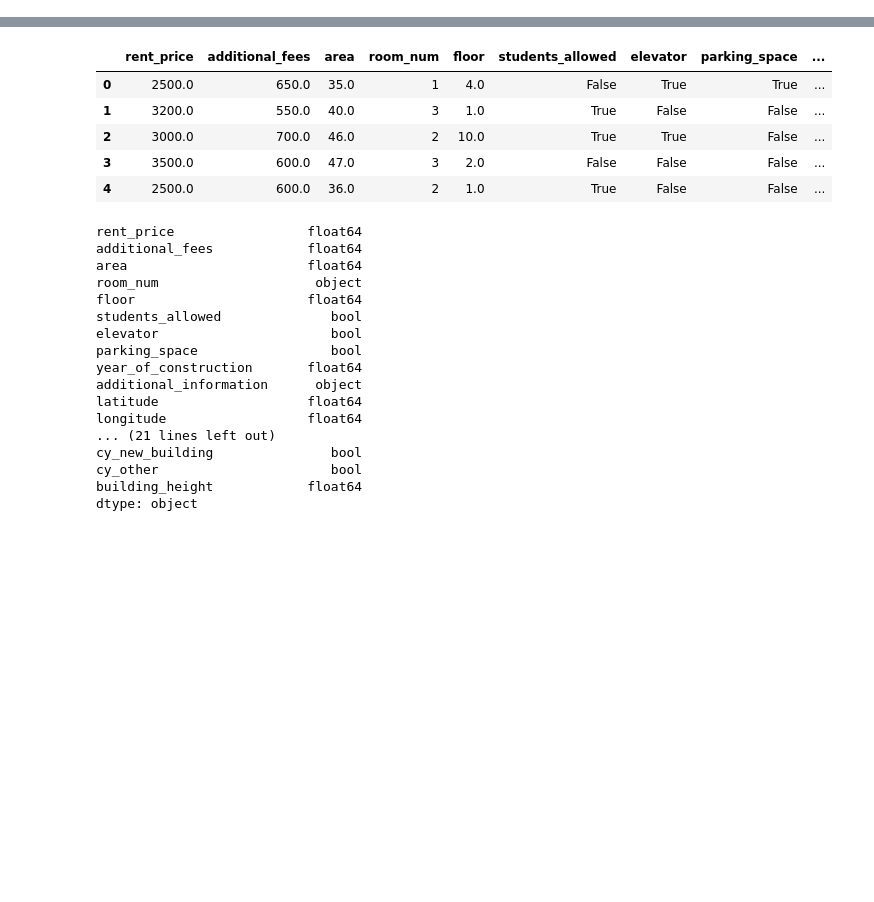
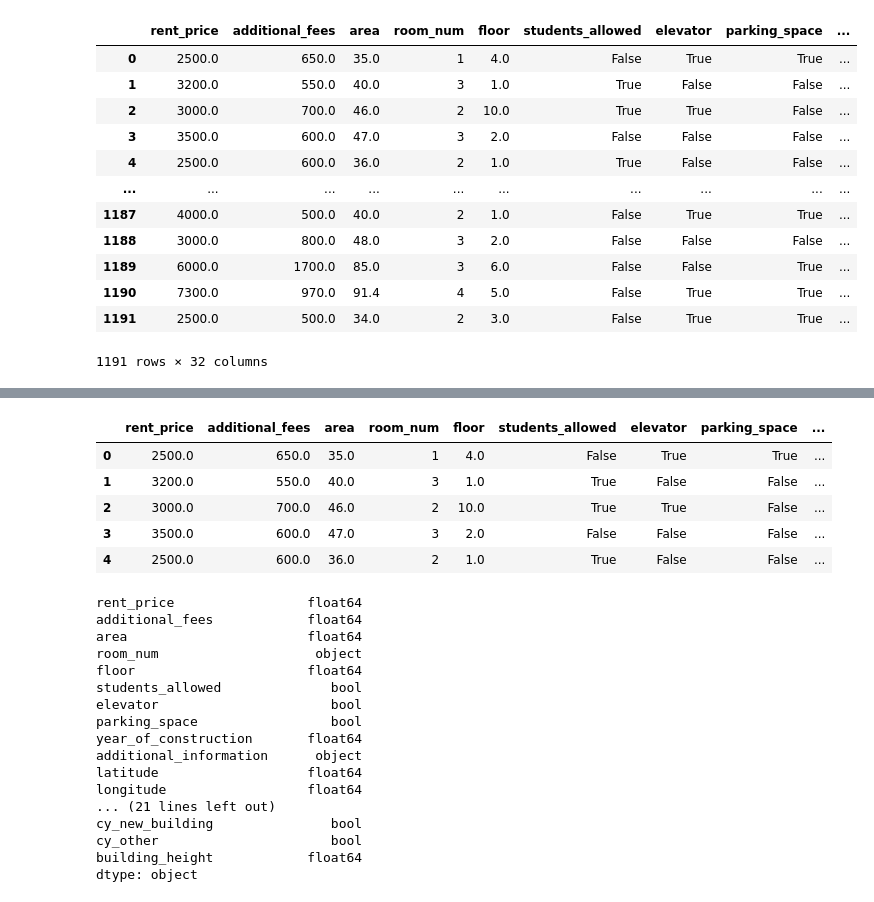
Before and after one commit to KacperSokolowski/MA, a Jupyter notebook: clean_data.ipynb, the cells around one changed output, grey strips where cells are left out. Saved outputs shown, nothing was run; the diff lists cells and outputs as text; code cells hidden in the pictures; blank space fills up the shorter version.

```diff
--- a/clean_data.ipynb
+++ b/clean_data.ipynb
@@ -40,3 +40,19 @@ subways_location = {
     'Bródno': {'Latitude': 52.2844033, 'Longitude': 21.0489269}}
 # %%
 df_1 = scrub_data(df, subways_location)
+# %%
+df_1
+# %% [output]
+|  | rent_price | additional_fees | area | room_num | floor | students_allowed | elevator | parking_space | ... |
+| 0 | 2500.0 | 650.0 | 35.0 | 1 | 4.0 | False | True | True | ... |
+| 1 | 3200.0 | 550.0 | 40.0 | 3 | 1.0 | True | False | False | ... |
+| 2 | 3000.0 | 700.0 | 46.0 | 2 | 10.0 | True | True | False | ... |
+| 3 | 3500.0 | 600.0 | 47.0 | 3 | 2.0 | False | False | False | ... |
+| 4 | 2500.0 | 600.0 | 36.0 | 2 | 1.0 | True | False | False | ... |
+| ... | ... | ... | ... | ... | ... | ... | ... | ... | ... |
+| 1187 | 4000.0 | 500.0 | 40.0 | 2 | 1.0 | False | True | True | ... |
+| 1188 | 3000.0 | 800.0 | 48.0 | 3 | 2.0 | False | False | False | ... |
+| 1189 | 6000.0 | 1700.0 | 85.0 | 3 | 6.0 | False | False | True | ... |
+| 1190 | 7300.0 | 970.0 | 91.4 | 4 | 5.0 | False | True | True | ... |
+| 1191 | 2500.0 | 500.0 | 34.0 | 2 | 3.0 | False | True | True | ... |
+1191 rows × 32 columns
```
Also changed, not shown: parts of 1 cell of this notebook, 2 other files.
